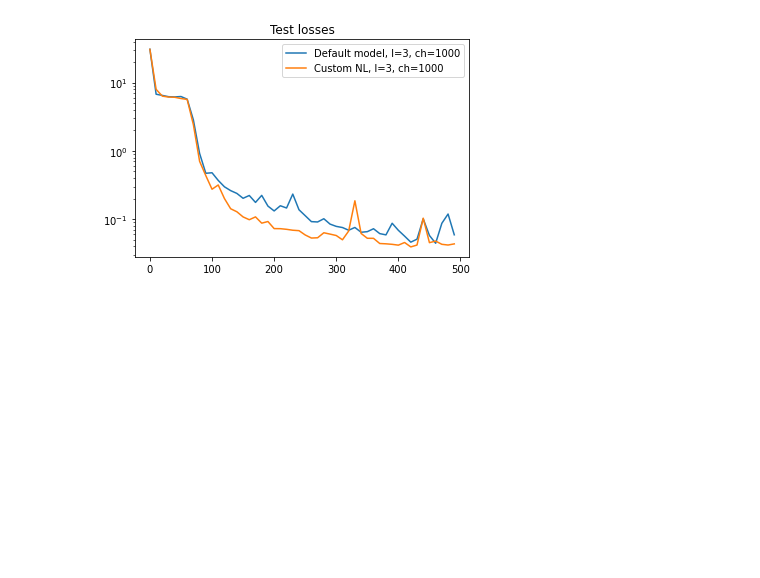
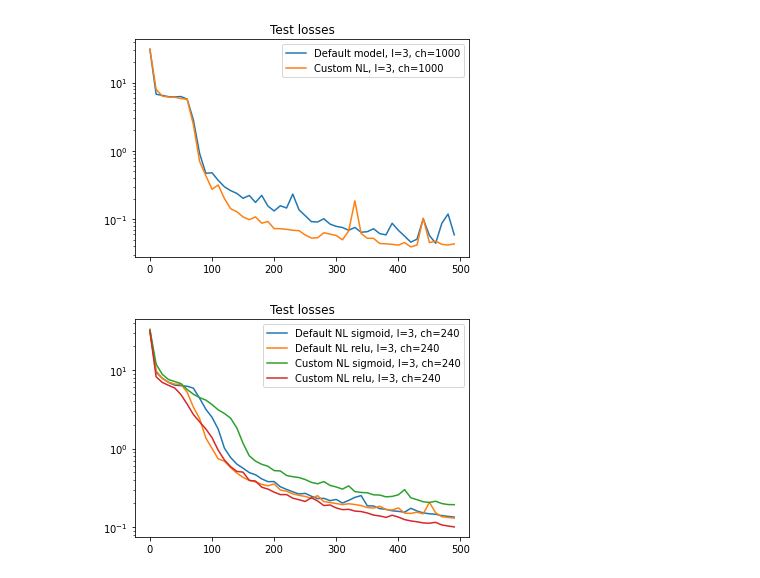
Before and after one commit to QB-TA/HolographicFlow, a Jupyter notebook: Testing_new_packages/Testing_EMLP.ipynb, the cells around one changed output. Cells and saved outputs as stored; diff of their text form; code cells hidden in the pictures; blank space fills up the shorter version.

Commit message:
Custom Nonlinearity with relu added

```diff
--- a/Testing_new_packages/Testing_EMLP.ipynb
+++ b/Testing_new_packages/Testing_EMLP.ipynb
@@ -508,14 +395,8 @@ class InertiaModel:
         self.EMLP_custom = None
 
 
-    def create_EMLP_model(self,rep_in, rep_out, group, num_layers=3 ,ch=384):
-        self.model = EMLP(rep_in, rep_out, group, num_layers=num_layers, ch=ch)
-        self.opt = objax.optimizer.Adam(self.model.vars())
-        self.rep_in = rep_in
-        self.rep_out = rep_out
-
-    def create_custom_model(self,rep_in, rep_out, group, num_layers=3 ,ch=384):
-        self.model = EMLP_custom(rep_in, rep_out, group, num_layers=num_layers, ch=ch)
+    def create_model(self,rep_in, rep_out, group, num_layers=3 ,ch=384,gates='non-scalars',activation='sigmoid'):
+        self.model = EMLP(rep_in, rep_out, group, num_layers=num_layers, ch=ch, gates=gates,activation=activation)
         self.opt = objax.optimizer.Adam(self.model.vars())
         self.rep_in = rep_in
         self.rep_out = rep_out
@@ -691,6 +572,20 @@ modelc2.train_model()
 modelc2.plot_losses()
 # %% [output]
 [figure]
+# %%
+modelc3 = InertiaModel('Default NL sigmoid, l=3, ch=240')
+modelc3.create_model(rep_in,rep_out,group=G,gates='non-scalars',activation='sigmoid',num_layers=3,ch=240)
+modelc4 = InertiaModel('Default NL relu, l=3, ch=240')
+modelc4.create_model(rep_in,rep_out,group=G,gates='non-scalars',activation='sigmoid',num_layers=3,ch=240)
+modelc5 = InertiaModel('Custom NL sigmoid, l=3, ch=240')
+modelc5.create_model(rep_in,rep_out,group=G,gates='all',activation='sigmoid',num_layers=3,ch=240)
+modelc6 = InertiaModel('Custom NL relu, l=3, ch=240')
+modelc6.create_model(rep_in,rep_out,group=G,gates='all',activation='sigmoid',num_layers=3,ch=240)
+# %%
+modelc3.train_model()
+modelc4.train_model()
+modelc5.train_model()
+modelc6.train_model()
 # %%
 model1.plot_test_loss()
 model2.plot_test_loss()
@@ -724,3 +619,10 @@ model5.plot_test_loss()
 modelc2.plot_test_loss()
 # %% [output]
 [figure]
+# %%
+modelc3.plot_test_loss()
+modelc4.plot_test_loss()
+modelc5.plot_test_loss()
+modelc6.plot_test_loss()
+# %% [output]
+[figure, added]
```
Also changed, not shown: parts of 12 cells of this notebook.
